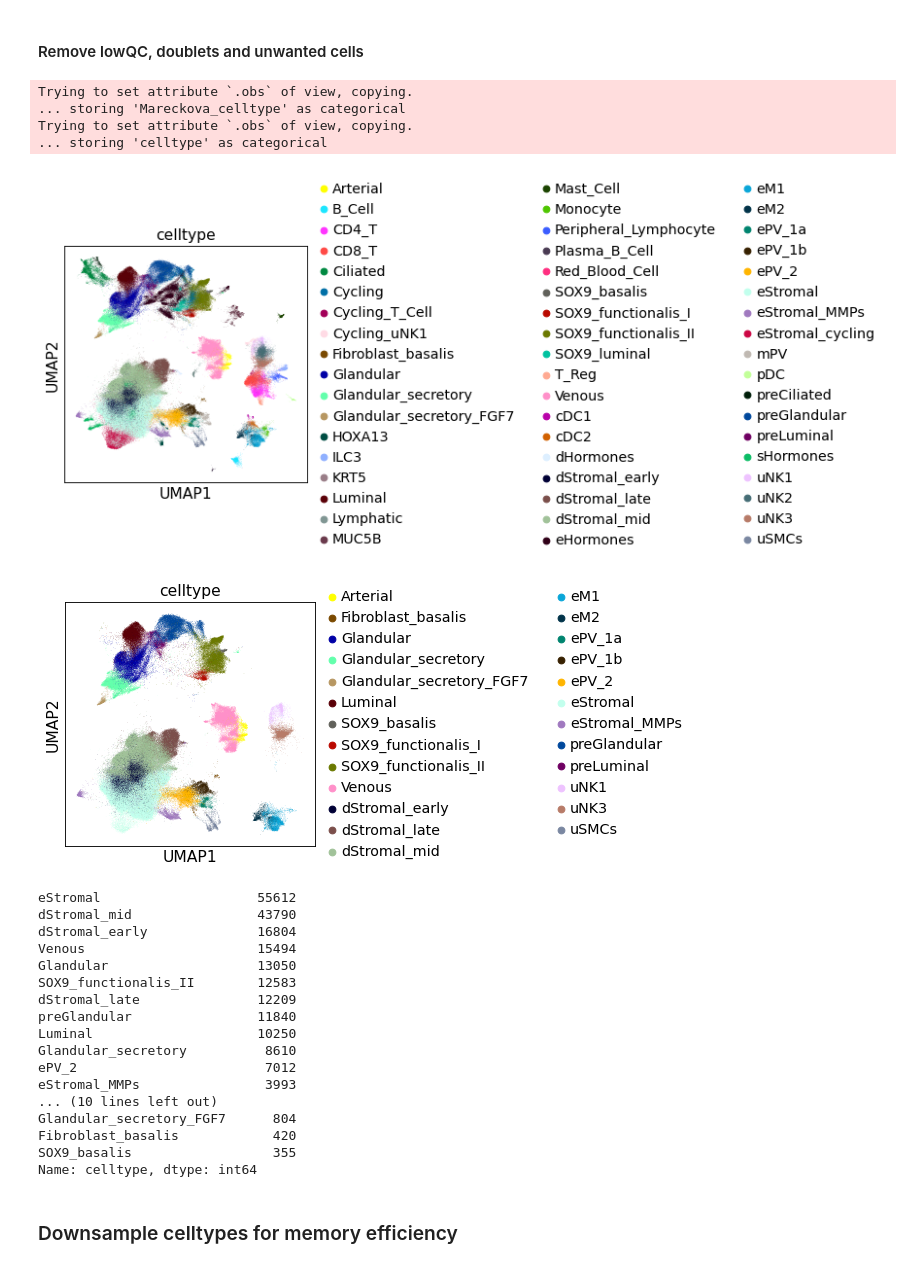
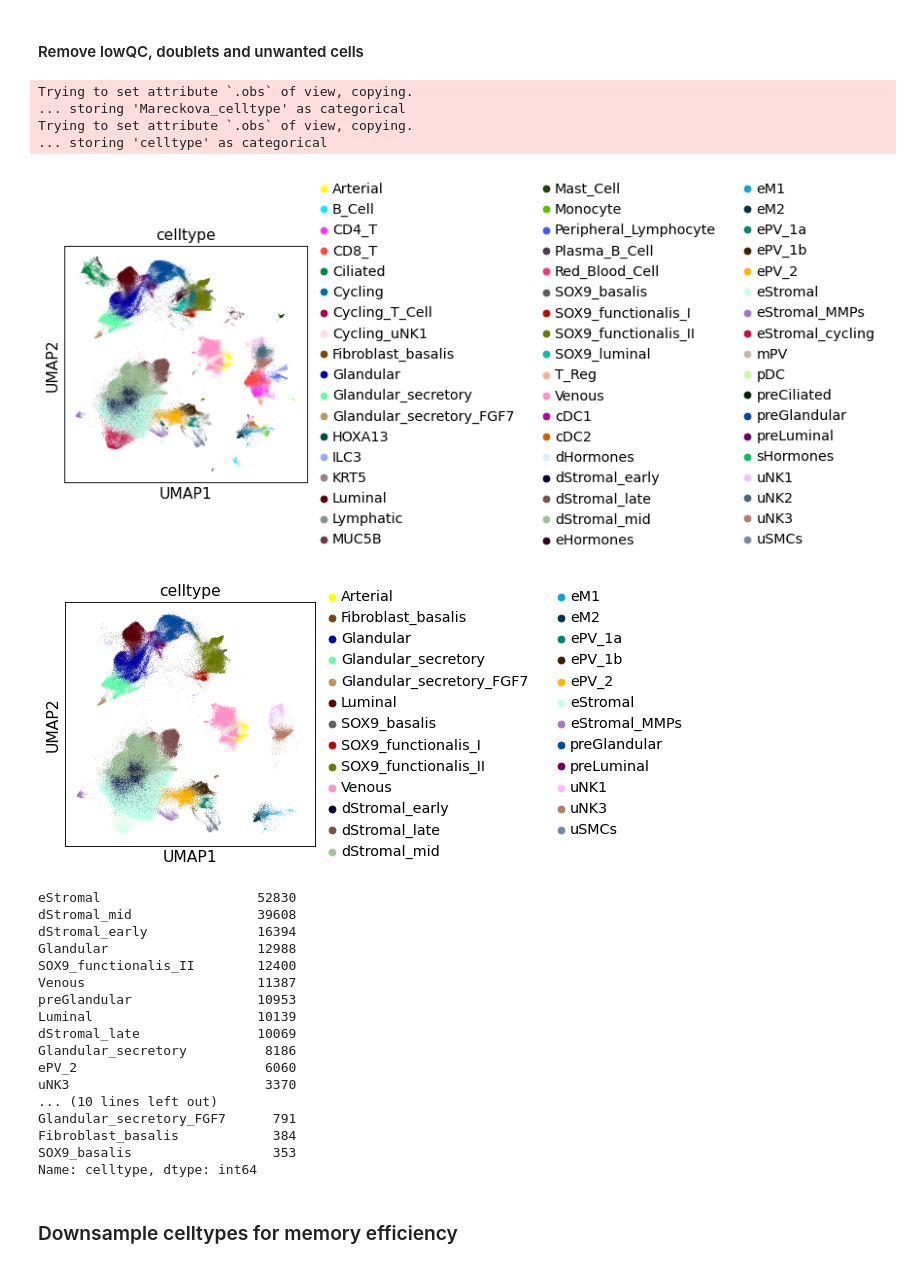
Before and after one commit to ventolab/HECA-Human-Endometrial-Cell-Atlas, a Jupyter notebook: cellphoneDB/cpdb4_prepare_data.ipynb, the cells around one changed output. Saved outputs shown, nothing was run; the diff lists cells and outputs as text; code cells hidden in the pictures.

Commit message:
cellphoneDB update - no hormones

```diff
--- a/cellphoneDB/cpdb4_prepare_data.ipynb
+++ b/cellphoneDB/cpdb4_prepare_data.ipynb
@@ -154,37 +154,38 @@ Name: celltype, Length: 74, dtype: int64
 # %%
 adata = adata[[ i not in ['Doublet', 'LowQC', 'Other'] for i in adata.obs['celltype'] ]]
 adata = adata[[ 'Epi_' not in i for i in adata.obs['celltype'] ]]
 adata = adata[[ 'Mesen_' not in i for i in adata.obs['celltype'] ]]
 adata = adata[[ 'Immune' not in i for i in adata.obs['celltype'] ]]
+adata = adata[[ 'Hormones' not in i for i in adata.obs['Binary Stage'] ]]
 sc.pl.umap(adata, color=['celltype'])
 # %% [output]
 Trying to set attribute `.obs` of view, copying.
 ... storing 'Mareckova_celltype' as categorical
 Trying to set attribute `.obs` of view, copying.
 ... storing 'celltype' as categorical
-[figure, old version]
+[figure, new version]
 # %%
 adata = adata[[ i in celltypes_of_interest for i in adata.obs['celltype'] ]]
 sc.pl.umap(adata, color=['celltype'])
 print(adata.obs['celltype'].value_counts())
 # %% [output]
-[figure, old version]
+[figure, new version]
-eStromal                    55612
-dStromal_mid                43790
-dStromal_early              16804
-Venous                      15494
-Glandular                   13050
-SOX9_functionalis_II        12583
-dStromal_late               12209
-preGlandular                11840
-Luminal                     10250
-Glandular_secretory          8610
-ePV_2                        7012
-eStromal_MMPs                3993
+eStromal                    52830
+dStromal_mid                39608
+dStromal_early              16394
+Glandular                   12988
+SOX9_functionalis_II        12400
+Venous                      11387
+preGlandular                10953
+Luminal                     10139
+dStromal_late               10069
+Glandular_secretory          8186
+ePV_2                        6060
+uNK3                         3370
 ... (10 lines left out)
-Glandular_secretory_FGF7      804
-Fibroblast_basalis            420
-SOX9_basalis                  355
+Glandular_secretory_FGF7      791
+Fibroblast_basalis            384
+SOX9_basalis                  353
 Name: celltype, dtype: int64
 # %% [markdown]
 ### Downsample celltypes for memory efficiency
```
Also changed, not shown: parts of 5 cells of this notebook, 1 other file.
